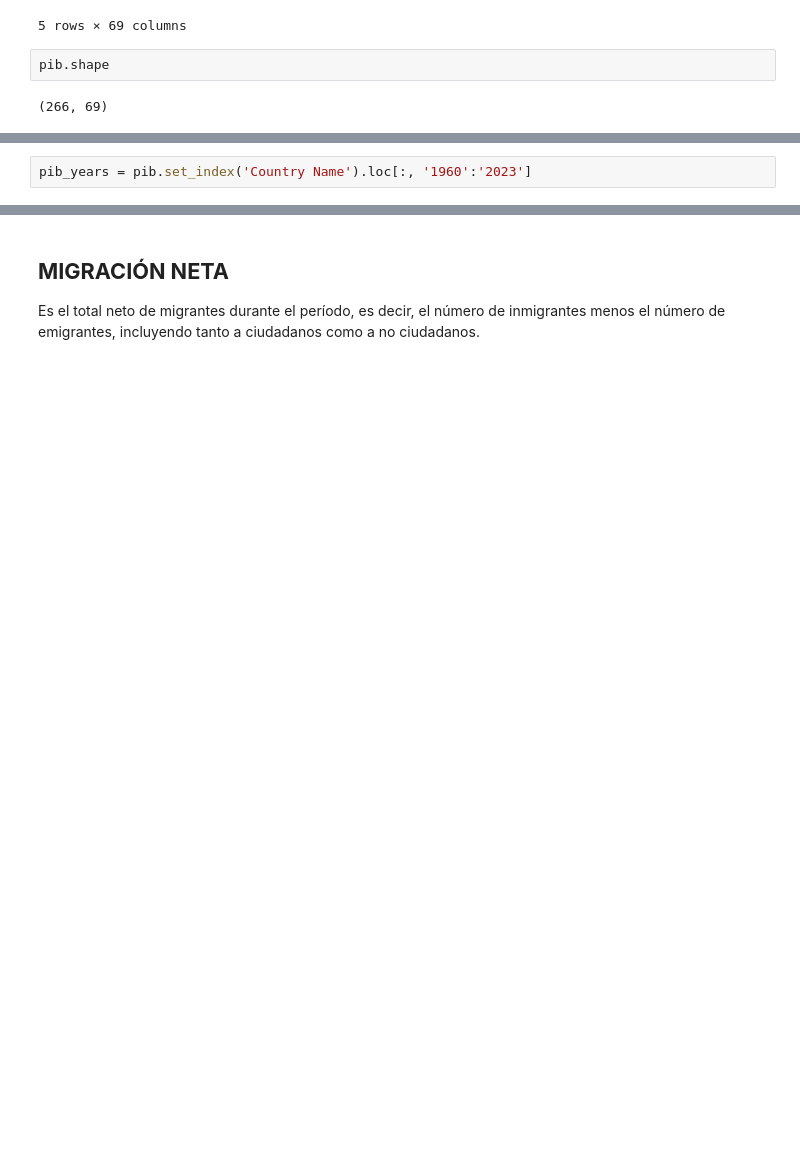
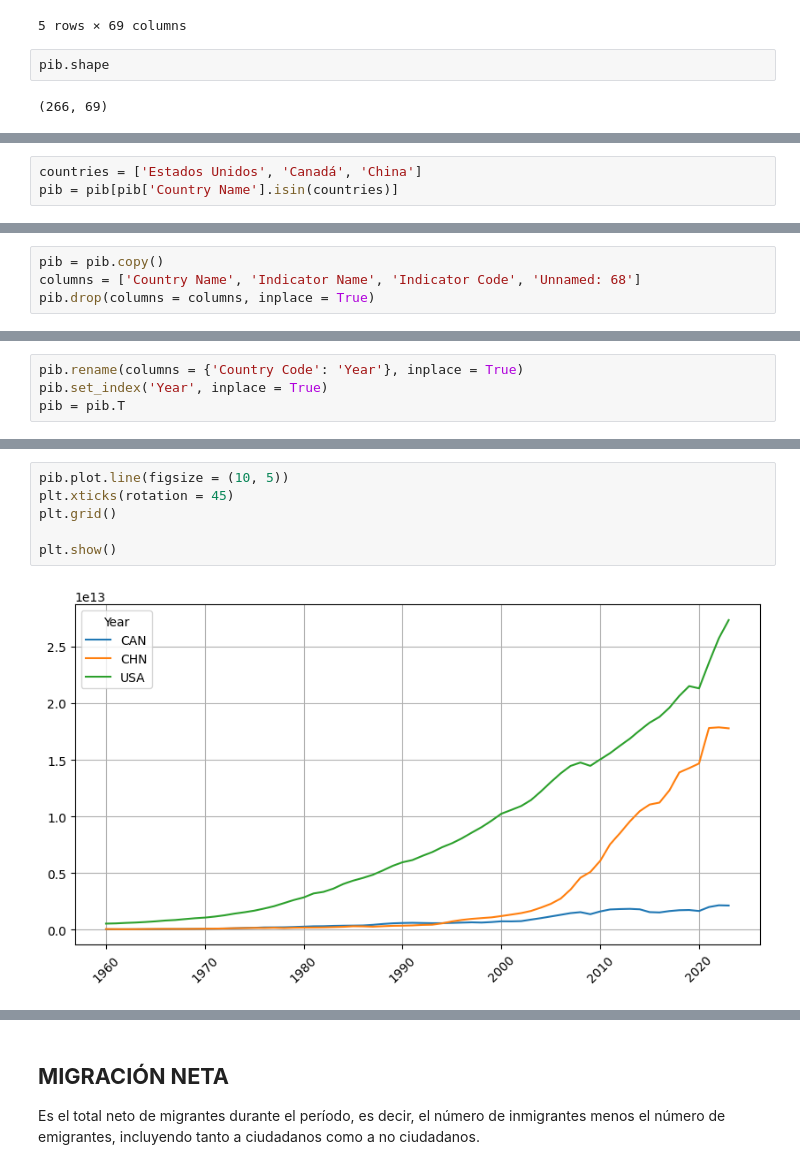
Before and after one commit to Maquililo/prueba-reclutamiento-python, a Jupyter notebook: notebook.ipynb, the cells around one changed output, grey strips where cells are left out. Cells and saved outputs as stored; diff of their text form; blank space fills up the shorter version.

```diff
--- a/notebook.ipynb
+++ b/notebook.ipynb
@@ -141,2 +78,0 @@ get_info(pib['Indicator Code'])
-# %%
-pib_years = pib.set_index('Country Name').loc[:, '1960':'2023']
@@ -171,0 +79,3 @@ plt.show()
+# %%
+countries = ['Estados Unidos', 'Canadá', 'China']
+pib = pib[pib['Country Name'].isin(countries)]
@@ -171,0 +90,4 @@ plt.show()
+# %%
+pib = pib.copy()
+columns = ['Country Name', 'Indicator Name', 'Indicator Code', 'Unnamed: 68']
+pib.drop(columns = columns, inplace = True)
@@ -171,0 +102,4 @@ plt.show()
+# %%
+pib.rename(columns = {'Country Code': 'Year'}, inplace = True)
+pib.set_index('Year', inplace = True)
+pib = pib.T
@@ -171,0 +115,8 @@ plt.show()
+# %%
+pib.plot.line(figsize = (10, 5))
+plt.xticks(rotation = 45)
+plt.grid()
+
+plt.show()
+# %% [output]
+[figure, added]
```
Also changed, not shown: parts of 41 cells of this notebook.
